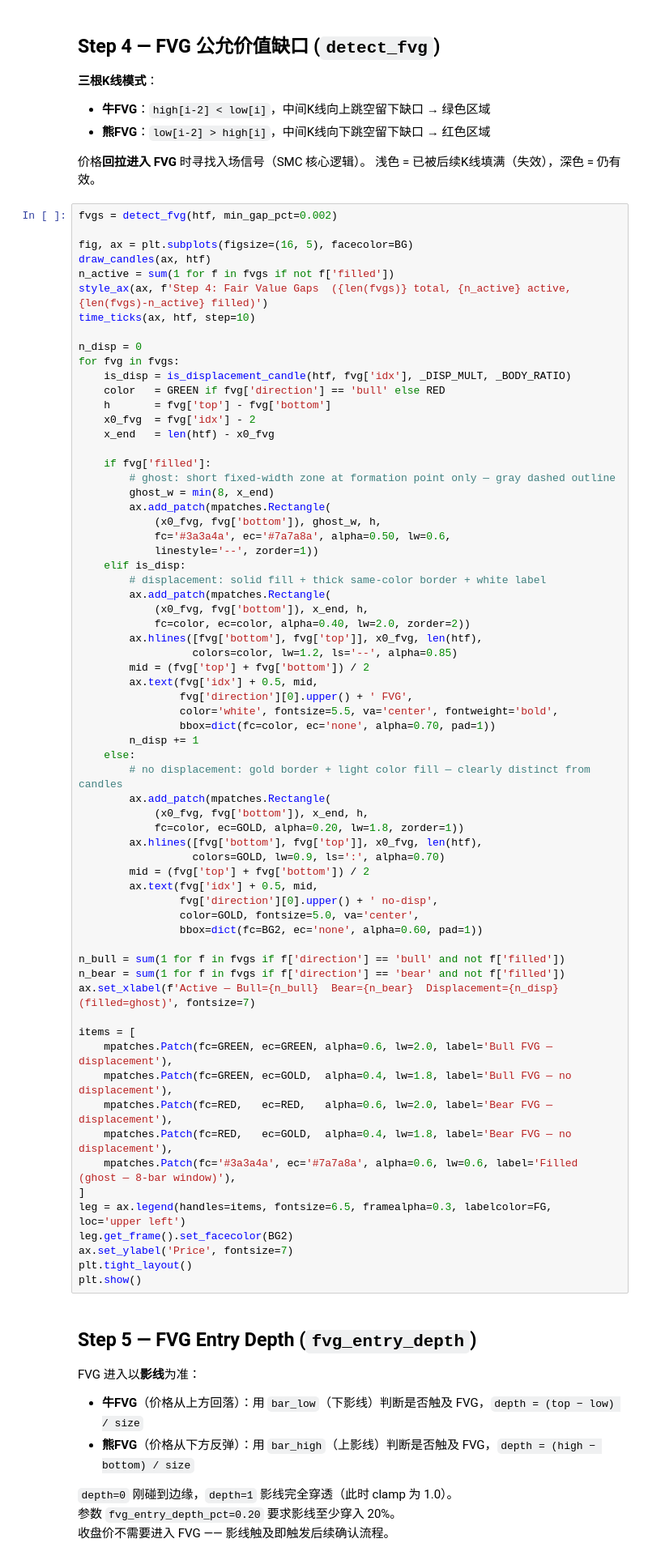
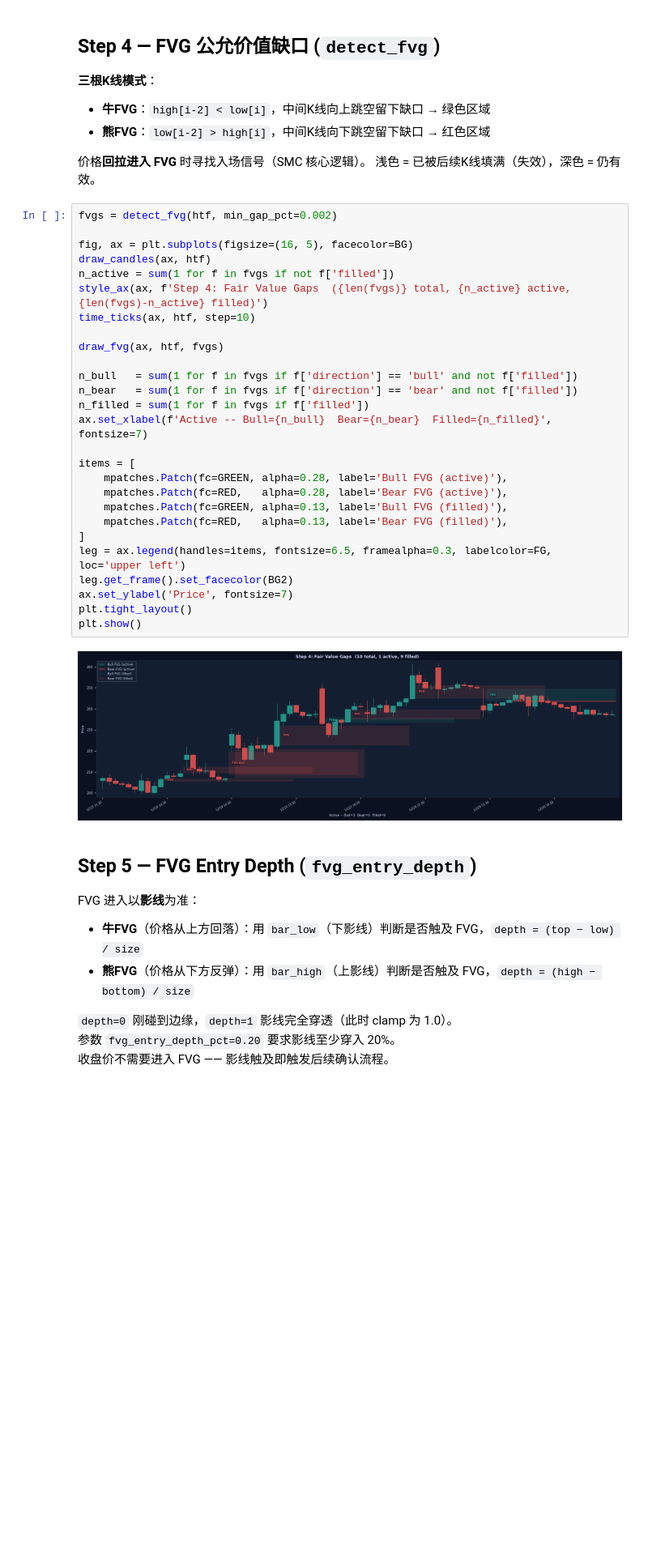
Before and after one commit to Wan-Yifei/structure-edge, a Jupyter notebook: backtest/strategy_walkthrough.ipynb, the cells around one changed output. Shown at 81% size. Cells and saved outputs as stored; diff of their text form; blank space fills up the shorter version.

```diff
--- a/backtest/strategy_walkthrough.ipynb
+++ b/backtest/strategy_walkthrough.ipynb
@@ -348,69 +402,32 @@ plt.show()
 # %%
 fvgs = detect_fvg(htf, min_gap_pct=0.002)
 
 fig, ax = plt.subplots(figsize=(16, 5), facecolor=BG)
 draw_candles(ax, htf)
 n_active = sum(1 for f in fvgs if not f['filled'])
 style_ax(ax, f'Step 4: Fair Value Gaps  ({len(fvgs)} total, {n_active} active, {len(fvgs)-n_active} filled)')
 time_ticks(ax, htf, step=10)
 
-n_disp = 0
-for fvg in fvgs:
-    is_disp = is_displacement_candle(htf, fvg['idx'], _DISP_MULT, _BODY_RATIO)
-    color   = GREEN if fvg['direction'] == 'bull' else RED
-    h       = fvg['top'] - fvg['bottom']
-    x0_fvg  = fvg['idx'] - 2
-    x_end   = len(htf) - x0_fvg
+draw_fvg(ax, htf, fvgs)
 
-    if fvg['filled']:
-        # ghost: short fixed-width zone at formation point only — gray dashed outline
-        ghost_w = min(8, x_end)
-        ax.add_patch(mpatches.Rectangle(
-            (x0_fvg, fvg['bottom']), ghost_w, h,
-            fc='#3a3a4a', ec='#7a7a8a', alpha=0.50, lw=0.6,
-            linestyle='--', zorder=1))
-    elif is_disp:
-        # displacement: solid fill + thick same-color border + white label
-        ax.add_patch(mpatches.Rectangle(
-            (x0_fvg, fvg['bottom']), x_end, h,
-            fc=color, ec=color, alpha=0.40, lw=2.0, zorder=2))
-        ax.hlines([fvg['bottom'], fvg['top']], x0_fvg, len(htf),
-                  colors=color, lw=1.2, ls='--', alpha=0.85)
-        mid = (fvg['top'] + fvg['bottom']) / 2
-        ax.text(fvg['idx'] + 0.5, mid,
-                fvg['direction'][0].upper() + ' FVG',
-                color='white', fontsize=5.5, va='center', fontweight='bold',
-                bbox=dict(fc=color, ec='none', alpha=0.70, pad=1))
-        n_disp += 1
-    else:
-        # no displacement: gold border + light color fill — clearly distinct from candles
-        ax.add_patch(mpatches.Rectangle(
-            (x0_fvg, fvg['bottom']), x_end, h,
-            fc=color, ec=GOLD, alpha=0.20, lw=1.8, zorder=1))
-        ax.hlines([fvg['bottom'], fvg['top']], x0_fvg, len(htf),
-                  colors=GOLD, lw=0.9, ls=':', alpha=0.70)
-        mid = (fvg['top'] + fvg['bottom']) / 2
-        ax.text(fvg['idx'] + 0.5, mid,
-                fvg['direction'][0].upper() + ' no-disp',
-                color=GOLD, fontsize=5.0, va='center',
-                bbox=dict(fc=BG2, ec='none', alpha=0.60, pad=1))
-
-n_bull = sum(1 for f in fvgs if f['direction'] == 'bull' and not f['filled'])
-n_bear = sum(1 for f in fvgs if f['direction'] == 'bear' and not f['filled'])
-ax.set_xlabel(f'Active — Bull={n_bull}  Bear={n_bear}  Displacement={n_disp}  (filled=ghost)', fontsize=7)
+n_bull   = sum(1 for f in fvgs if f['direction'] == 'bull' and not f['filled'])
+n_bear   = sum(1 for f in fvgs if f['direction'] == 'bear' and not f['filled'])
+n_filled = sum(1 for f in fvgs if f['filled'])
+ax.set_xlabel(f'Active -- Bull={n_bull}  Bear={n_bear}  Filled={n_filled}', fontsize=7)
 
 items = [
-    mpatches.Patch(fc=GREEN, ec=GREEN, alpha=0.6, lw=2.0, label='Bull FVG — displacement'),
-    mpatches.Patch(fc=GREEN, ec=GOLD,  alpha=0.4, lw=1.8, label='Bull FVG — no displacement'),
-    mpatches.Patch(fc=RED,   ec=RED,   alpha=0.6, lw=2.0, label='Bear FVG — displacement'),
-    mpatches.Patch(fc=RED,   ec=GOLD,  alpha=0.4, lw=1.8, label='Bear FVG — no displacement'),
-    mpatches.Patch(fc='#3a3a4a', ec='#7a7a8a', alpha=0.6, lw=0.6, label='Filled (ghost — 8-bar window)'),
+    mpatches.Patch(fc=GREEN, alpha=0.28, label='Bull FVG (active)'),
+    mpatches.Patch(fc=RED,   alpha=0.28, label='Bear FVG (active)'),
+    mpatches.Patch(fc=GREEN, alpha=0.13, label='Bull FVG (filled)'),
+    mpatches.Patch(fc=RED,   alpha=0.13, label='Bear FVG (filled)'),
 ]
 leg = ax.legend(handles=items, fontsize=6.5, framealpha=0.3, labelcolor=FG, loc='upper left')
 leg.get_frame().set_facecolor(BG2)
 ax.set_ylabel('Price', fontsize=7)
 plt.tight_layout()
 plt.show()
+# %% [output]
+[figure, added]
 # %% [markdown]
 ## Step 5 — FVG Entry Depth (`fvg_entry_depth`)
 
```
Also changed, not shown: parts of 18 cells of this notebook, 7 other files.
